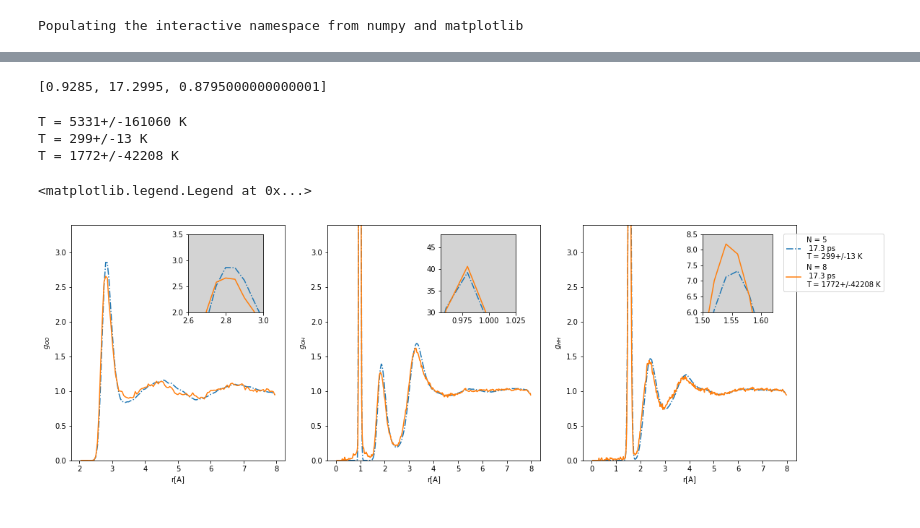
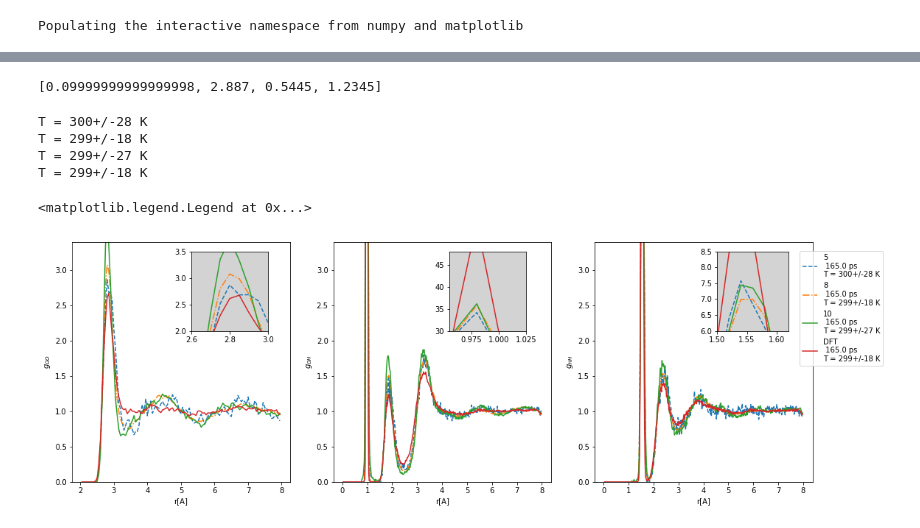
Before and after one commit to semodi/mlcf, a Jupyter notebook: analysis/rdfs.ipynb, the cells around one changed output, grey strips where cells are left out. Saved outputs shown, nothing was run; the diff lists cells and outputs as text; code cells hidden in the pictures.

```diff
--- a/analysis/rdfs.ipynb
+++ b/analysis/rdfs.ipynb
@@ -27,21 +27,28 @@ basepath = '/gpfs/scratch/smdick/seawulf/mixer/'
 #          'mull_szp_5/md_siesta',
 #          'mull_szp_10/md_siesta',
 #          '../mbpol/md_siesta_pure/md_siesta_10']
-paths = ['md_siesta_mixer_uf_3/md_siesta',
-#         'md_siesta_mixer_uf_5/md_siesta',
-#          'md_siesta_mixer_uf_5_alt/md_siesta',
-#          'md_siesta_mixer_uf_5_uncorrected/md_siesta',
-#           'md_siesta_mixer_uf_8/md_siesta',
-#          'md_siesta_mixer_uf_10/md_siesta',
-#          'md_siesta_mixer_uf_15/md_siesta',
-          '../../uf/md_siesta_uftombp/md_siesta',
+# paths = [
+# #             'md_siesta_mixer_uf_5/md_siesta',
+# #          'md_siesta_mixer_uf_5_alt/md_siesta',
+# #          'md_siesta_mixer_uf_5_uncorrected/md_siesta',
+# #           'md_siesta_mixer_uf_8/md_siesta',
+# #          'md_siesta_mixer_uf_10/md_siesta',
+# #          'md_siesta_mixer_uf_15/md_siesta',
+#           '../../uf/md_siesta_uftombp/md_siesta',
+#           '../../uf/md_siesta_uftombp_8/md_siesta',
+#           '../../uf/md_siesta_uftombp_10/md_siesta',
+#           '../../uf/md_siesta_uftombp_dft/md_siesta']
+# #          '../../mbpol/md_siesta_pure/md_siesta_10']
+#          '../../mbpol/nose_128_10']
+paths = [ '../../uf/md_siesta_uftombp/md_siesta',
+          '../../uf/md_siesta_uftombp_8/md_siesta',
+          '../../uf/md_siesta_uftombp_10/md_siesta',
           '../../uf/md_siesta_uftombp_dft/md_siesta']
-#          '../../mbpol/md_siesta_pure/md_siesta_10',
+#          '../../mbpol/md_siesta_pure/md_siesta_10']
 #          '../../mbpol/nose_128_10']
 
-
-t_equib = 200
-dt = 5
+t_equib = 1000
+dt = 11
 # %%
 r_oh_list = []
 for p in paths:
@@ -61,7 +73,7 @@ for p in paths:
 # %%
 runtimes
 # %% [output]
-[0.9285, 17.2995, 0.8795000000000001]
+[0.09999999999999998, 2.887, 0.5445, 1.2345]
 # %%
 logs = []
 for path in paths:
@@ -71,9 +83,10 @@ for path in paths:
 for log in logs:
     print('T = {:.0f}+/-{:.0f} K'.format(log['T[K]'].mean(), log['T[K]'].std()))
 # %% [output]
-T = 5331+/-161060 K
-T = 299+/-13 K
-T = 1772+/-42208 K
+T = 300+/-28 K
+T = 299+/-18 K
+T = 299+/-27 K
+T = 299+/-18 K
 # %%
 # labels = ['descriptor', 'mulliken', 'mulliken szp', 'szp uncorrected', 'dzp custom uncorrected', 'mbpol']
 # labels = ['descriptor (sz) 15','descriptor (sz) 10', 'ultra-fast 5','uncorrected sz 5',
@@ -82,6 +95,7 @@ T = 1772+/-42208 K
 #           'mulliken (szp)', 'mulliken (szp), N = 10','dzp custom']
 # labels = ['N = 5', 'N = 5 (alt)', 'N = 5 (uncorrected)','N = 10','N = 15','N = 1']
 labels = ['N=3','N = 5', 'N = 8', 'N = 10','N = 15','to_mbpol','N = 1','MB-pol']
+labels = ['5','8','10','DFT']
 # labels = ['DFT + ML(DM)', 'DFT', 'MB-pol']
 
 # labels = [l[:-len('/md_siesta')] for l in paths]
@@ -89,8 +103,8 @@ labels = ['N=3','N = 5', 'N = 8', 'N = 10','N = 15','to_mbpol','N = 1','MB-pol']
 # choice = ['mulliken szp', 'szp uncorrected', 'dzp custom uncorrected']
 # choice = ['descriptor (sz) 15', 'descriptor (sz) 10', 'descriptor (sz) 5', 'dzp custom']
 # choice = np.array(labels)[[-3,-2,-1]]
-choice = np.array(labels)[[1,2,3,6]]
-
+# choice = np.array(labels)[[1,2,3,6]]
+choice = labels
 # choice = labels
 styles = ['--','-.','-','-', '-','-','-','-','-','-','-','-']
 figure(figsize = (18,6))
@@ -106,8 +120,8 @@ insets = [[.25, .6, .08, .25], [.52, .6, .08, .25],[.8, .6, .075, .25]]
 # insets_ylims = [[2.7,3.1], [25,38], [6,7.25]]
 insets_xlims = [[2.6,3.0], [0.955,1.025], [1.5,1.62]]
 insets_ylims = [[2.0,3.5], [30,48], [6,8.5]]
-max_t = max([len(data) for data in r_oo_list[1:]])
-# max_t = 300
+max_t = min([len(data) for data in r_oo_list[1:2]])
+max_t = 30000
 
 for i, [data,bins,div, t, inset, xl, yl] in enumerate(zip([r_oo_list, r_oh_list, r_hh_list],
                                         [bins1,bins2,bins2],
@@ -115,31 +129,31 @@ for i, [data,bins,div, t, inset, xl, yl] in enumerate(zip([r_oo_list, r_oh_list,
                                         ['OO', 'OH', 'HH'],
                                          insets, insets_xlims, insets_ylims)):
 
     subplot(1,3,i+1)
 
     for r_oo, l, rt, s in zip(data, labels, runtimes, styles):
         if l in choice:
             plot(bins, (np.mean(r_oo[:max_t], axis = 0)/div), label = l +'\n {:.1f} ps'.format(rt), ls = s)
 
     ylim(0,3.4)
 #     xlim(1,8)
     xlabel('r[A]')
     ylabel('$g_{' + t + '}$' )
 #     legend()
     if i > -1:
         axes(inset, facecolor = 'lightgray')
     #     xticks([])
     #     yticks([])
         for r_oo, l, rt, s, log in zip(data, labels, runtimes, styles, logs):
             if l in choice:
                 plot(bins, np.mean(r_oo[:max_t], axis = 0)/div,
                      label = l +'\n {:.1f} ps'.format((max_t * dt)/2000) + '\nT = {:.0f}+/-{:.0f} K'.format(log['T[K]'].mean(), log['T[K]'].std()),
                      ls = s)
         xlim(*xl)
         ylim(*yl)
 legend(bbox_to_anchor=(1.1, 1.05))
 # savefig('../figs/rdfs_uftombpol.eps')
 # savefig('../figs/rdfs_uftombpol.pdf')
 # %% [output]
 <matplotlib.legend.Legend at 0x...>
-[figure, old version]
+[figure, new version]
```
Also changed, not shown: parts of 1 cell of this notebook, 3 other files.
